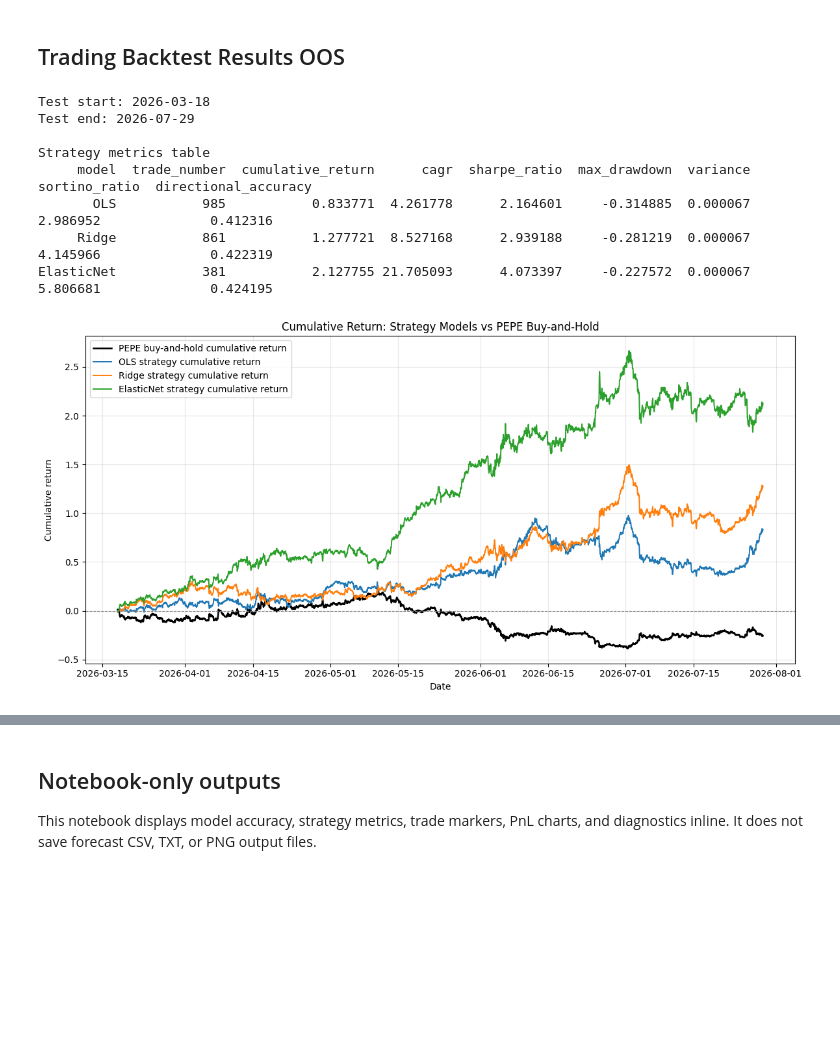
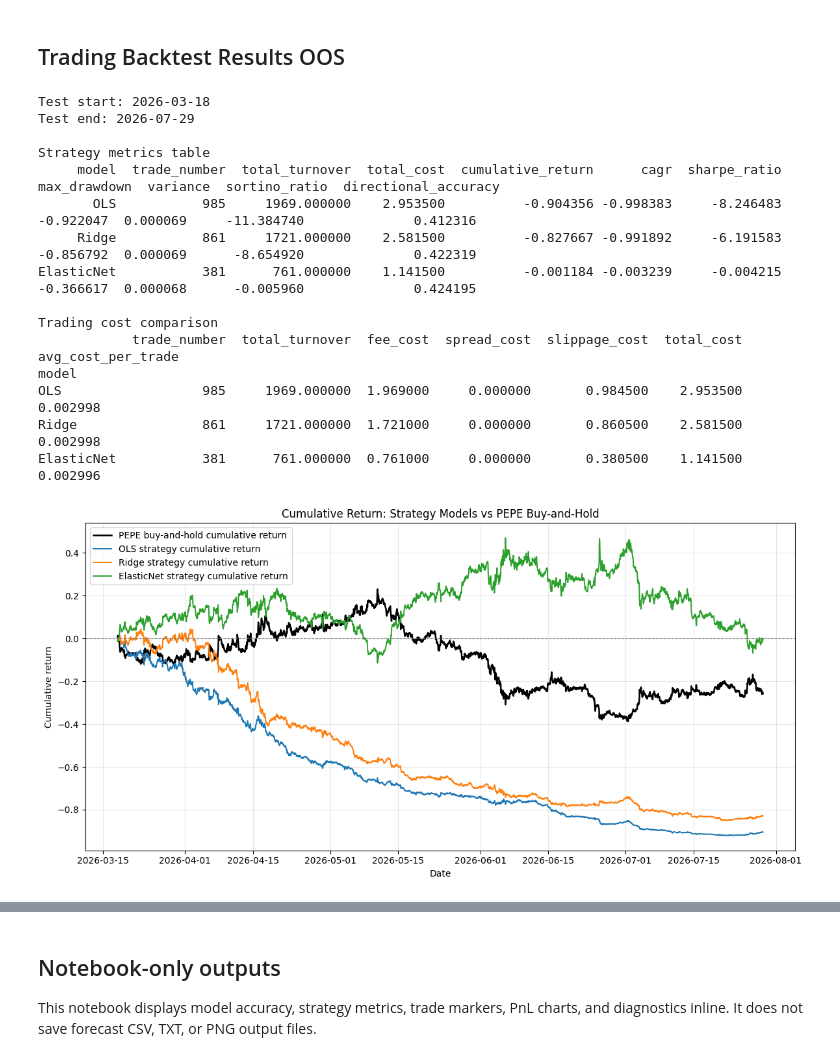
Before and after one commit to jcjcjc-stack/altcoin-factormodel, a Jupyter notebook: research_notebooks/PEPE/PEPE_Trading_Forecast_Regression.ipynb, the cells around one changed output, grey strips where cells are left out. Drawn from its saved outputs; the diff is of its cells as text; code cells hidden in the pictures; blank space fills up the shorter version.

```diff
--- a/research_notebooks/PEPE/PEPE_Trading_Forecast_Regression.ipynb
+++ b/research_notebooks/PEPE/PEPE_Trading_Forecast_Regression.ipynb
@@ -272,6 +273,11 @@ print(f"Test end: {test_end}")
 print()
 print("Strategy metrics table")
 print(model_trade_comparison.to_string(index=False, float_format=lambda value: f"{value:.6f}"))
+
+cost_comparison = build_cost_comparison(strategy_series)
+print()
+print("Trading cost comparison")
+print(cost_comparison.to_string(float_format=lambda value: f"{value:.6f}"))
 
 fig, ax = plt.subplots(figsize=(12, 6))
 ax.plot(
@@ -338,35 +344,42 @@ for model_name, model_strategy in strategy_series.items():
             s=28,
             label="Flat trade",
             zorder=3,
         )
     axes[0].set_title(f"PEPE Test Cumulative Return with {model_name} Trades")
     axes[0].set_ylabel("PEPE cumulative return")
     axes[0].legend()
     axes[0].grid(True, alpha=0.3)
 
     axes[1].plot(
         model_strategy.index,
         model_strategy["strategy_cumulative_pnl"],
         label=f"{model_name} cumulative return",
         color="black",
         linewidth=1.6,
     )
     axes[1].axhline(0, color="grey", linewidth=0.8, linestyle="--")
     axes[1].set_title(f"{model_name} Strategy Cumulative Return Over Time")
     axes[1].set_xlabel("Date")
     axes[1].set_ylabel("Cumulative return")
     axes[1].legend()
     axes[1].grid(True, alpha=0.3)
 
     plt.tight_layout()
     plt.show()
 # %% [output]
 Test start: 2026-03-18
 Test end: 2026-07-29
 
 Strategy metrics table
-     model  trade_number  cumulative_return      cagr  sharpe_ratio  max_drawdown  variance  sortino_ratio  directional_accuracy
-       OLS           985           0.833771  4.261778      2.164601     -0.314885  0.000067       2.986952              0.412316
-     Ridge           861           1.277721  8.527168      2.939188     -0.281219  0.000067       4.145966              0.422319
-ElasticNet           381           2.127755 21.705093      4.073397     -0.227572  0.000067       5.806681              0.424195
+     model  trade_number  total_turnover  total_cost  cumulative_return      cagr  sharpe_ratio  max_drawdown  variance  sortino_ratio  directional_accuracy
+       OLS           985     1969.000000    2.953500          -0.904356 -0.998383     -8.246483     -0.922047  0.000069     -11.384740              0.412316
+     Ridge           861     1721.000000    2.581500          -0.827667 -0.991892     -6.191583     -0.856792  0.000069      -8.654920              0.422319
+ElasticNet           381      761.000000    1.141500          -0.001184 -0.003239     -0.004215     -0.366617  0.000068      -0.005960              0.424195
+
+Trading cost comparison
+            trade_number  total_turnover  fee_cost  spread_cost  slippage_cost  total_cost  avg_cost_per_trade
+model
+OLS                  985     1969.000000  1.969000     0.000000       0.984500    2.953500            0.002998
+Ridge                861     1721.000000  1.721000     0.000000       0.860500    2.581500            0.002998
+ElasticNet           381      761.000000  0.761000     0.000000       0.380500    1.141500            0.002996
-[figure, old version]
+[figure, new version]
```
Also changed, not shown: parts of 4 cells of this notebook, 6 other files.
